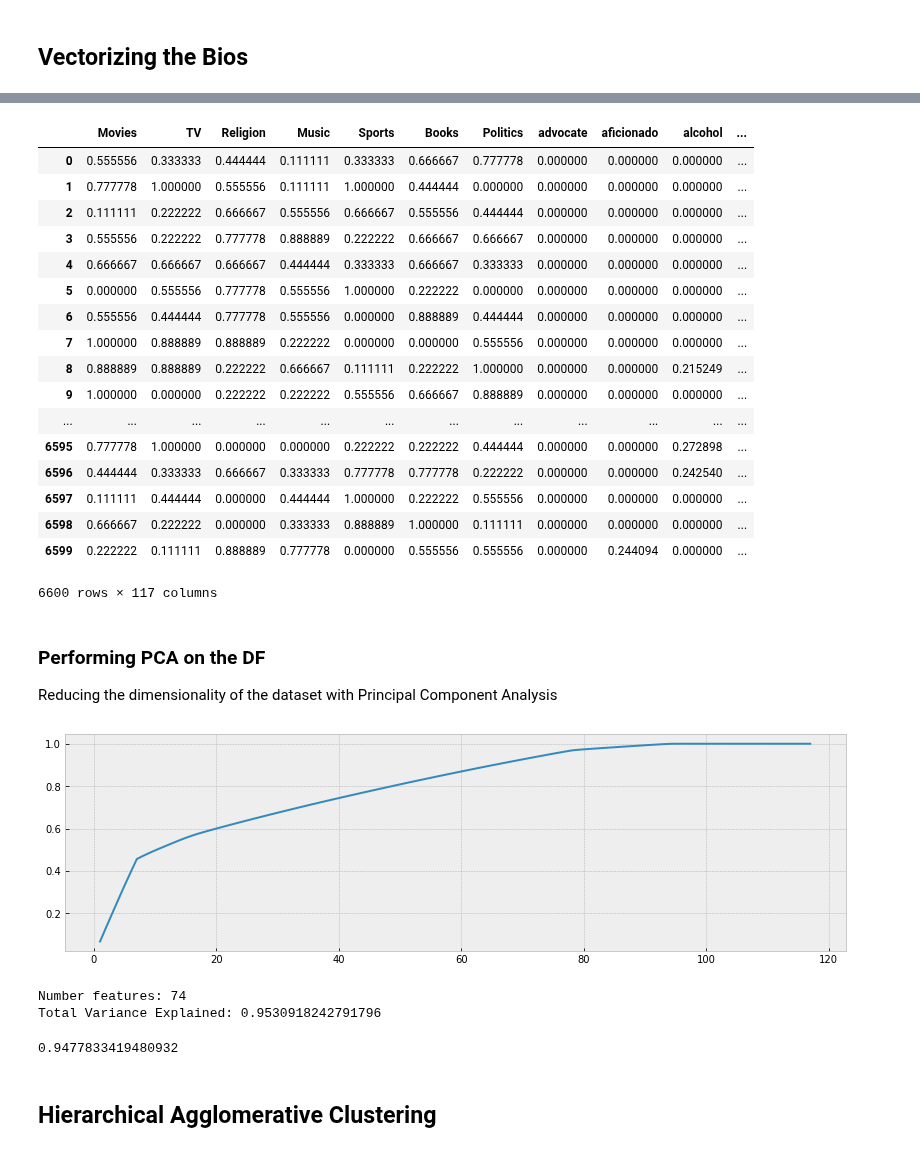
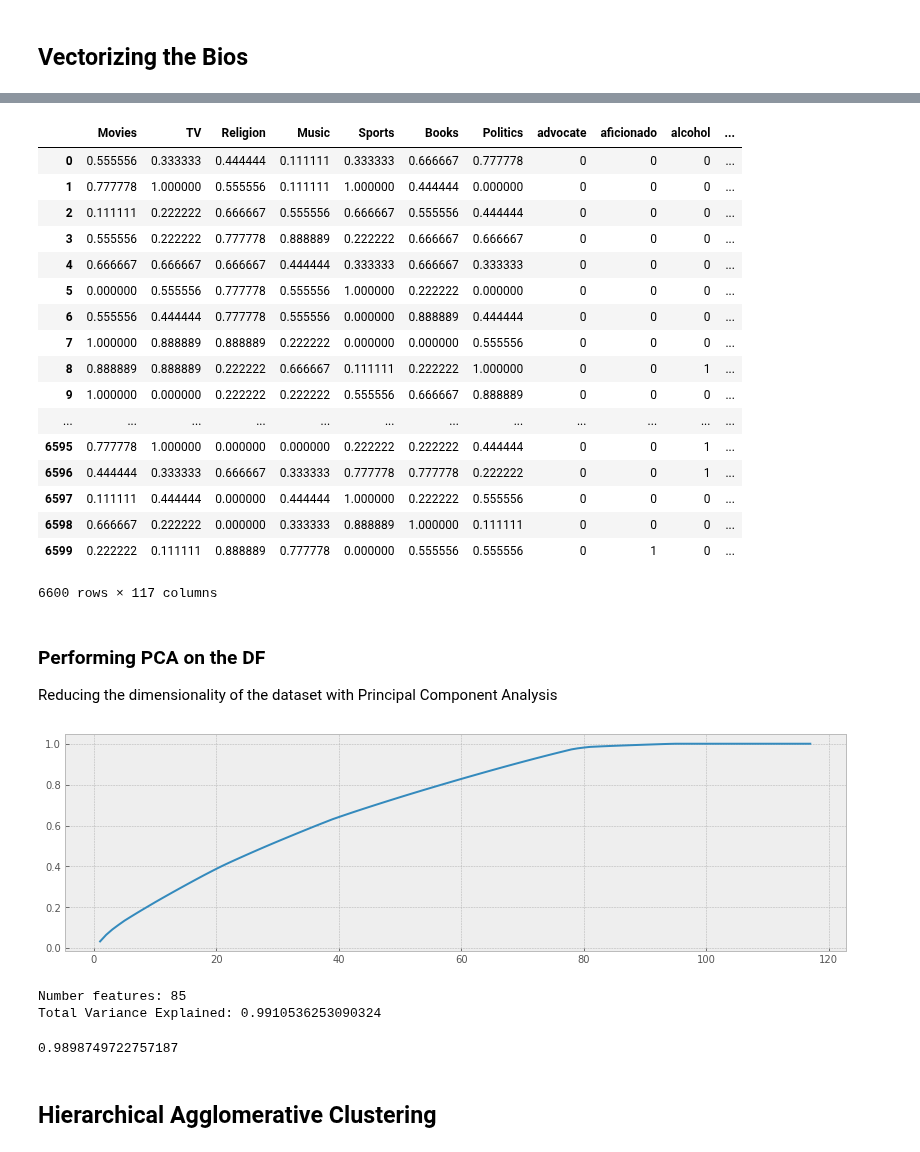
Before and after one commit to marcosan93/AI-Matchmaker, a Jupyter notebook: HAC-Clustering-Profiles-Alt.ipynb, the cells around one changed output, grey strips where cells are left out. Cells and saved outputs as stored; diff of their text form; code cells hidden in the pictures.

```diff
--- a/HAC-Clustering-Profiles-Alt.ipynb
+++ b/HAC-Clustering-Profiles-Alt.ipynb
@@ -72,7 +72,7 @@ df
 ## Vectorizing the Bios
 # %%
 # Instantiating the Vectorizer
-vectorizer = TfidfVectorizer()
+vectorizer = CountVectorizer()
 
 # Fitting the vectorizer to the Bios
 x = vectorizer.fit_transform(df['Bios'])
@@ -110,22 +110,22 @@ new_df.drop('Bios', axis=1, inplace=True)
 new_df
 # %% [output]
 |  | Movies | TV | Religion | Music | Sports | Books | Politics | advocate | aficionado | alcohol | ... |
-| 0 | 0.555556 | 0.333333 | 0.444444 | 0.111111 | 0.333333 | 0.666667 | 0.777778 | 0.000000 | 0.000000 | 0.000000 | ... |
-| 1 | 0.777778 | 1.000000 | 0.555556 | 0.111111 | 1.000000 | 0.444444 | 0.000000 | 0.000000 | 0.000000 | 0.000000 | ... |
-| 2 | 0.111111 | 0.222222 | 0.666667 | 0.555556 | 0.666667 | 0.555556 | 0.444444 | 0.000000 | 0.000000 | 0.000000 | ... |
-| 3 | 0.555556 | 0.222222 | 0.777778 | 0.888889 | 0.222222 | 0.666667 | 0.666667 | 0.000000 | 0.000000 | 0.000000 | ... |
-| 4 | 0.666667 | 0.666667 | 0.666667 | 0.444444 | 0.333333 | 0.666667 | 0.333333 | 0.000000 | 0.000000 | 0.000000 | ... |
-| 5 | 0.000000 | 0.555556 | 0.777778 | 0.555556 | 1.000000 | 0.222222 | 0.000000 | 0.000000 | 0.000000 | 0.000000 | ... |
-| 6 | 0.555556 | 0.444444 | 0.777778 | 0.555556 | 0.000000 | 0.888889 | 0.444444 | 0.000000 | 0.000000 | 0.000000 | ... |
-| 7 | 1.000000 | 0.888889 | 0.888889 | 0.222222 | 0.000000 | 0.000000 | 0.555556 | 0.000000 | 0.000000 | 0.000000 | ... |
-| 8 | 0.888889 | 0.888889 | 0.222222 | 0.666667 | 0.111111 | 0.222222 | 1.000000 | 0.000000 | 0.000000 | 0.215249 | ... |
-| 9 | 1.000000 | 0.000000 | 0.222222 | 0.222222 | 0.555556 | 0.666667 | 0.888889 | 0.000000 | 0.000000 | 0.000000 | ... |
+| 0 | 0.555556 | 0.333333 | 0.444444 | 0.111111 | 0.333333 | 0.666667 | 0.777778 | 0 | 0 | 0 | ... |
+| 1 | 0.777778 | 1.000000 | 0.555556 | 0.111111 | 1.000000 | 0.444444 | 0.000000 | 0 | 0 | 0 | ... |
+| 2 | 0.111111 | 0.222222 | 0.666667 | 0.555556 | 0.666667 | 0.555556 | 0.444444 | 0 | 0 | 0 | ... |
+| 3 | 0.555556 | 0.222222 | 0.777778 | 0.888889 | 0.222222 | 0.666667 | 0.666667 | 0 | 0 | 0 | ... |
+| 4 | 0.666667 | 0.666667 | 0.666667 | 0.444444 | 0.333333 | 0.666667 | 0.333333 | 0 | 0 | 0 | ... |
+| 5 | 0.000000 | 0.555556 | 0.777778 | 0.555556 | 1.000000 | 0.222222 | 0.000000 | 0 | 0 | 0 | ... |
+| 6 | 0.555556 | 0.444444 | 0.777778 | 0.555556 | 0.000000 | 0.888889 | 0.444444 | 0 | 0 | 0 | ... |
+| 7 | 1.000000 | 0.888889 | 0.888889 | 0.222222 | 0.000000 | 0.000000 | 0.555556 | 0 | 0 | 0 | ... |
+| 8 | 0.888889 | 0.888889 | 0.222222 | 0.666667 | 0.111111 | 0.222222 | 1.000000 | 0 | 0 | 1 | ... |
+| 9 | 1.000000 | 0.000000 | 0.222222 | 0.222222 | 0.555556 | 0.666667 | 0.888889 | 0 | 0 | 0 | ... |
 | ... | ... | ... | ... | ... | ... | ... | ... | ... | ... | ... | ... |
-| 6595 | 0.777778 | 1.000000 | 0.000000 | 0.000000 | 0.222222 | 0.222222 | 0.444444 | 0.000000 | 0.000000 | 0.272898 | ... |
-| 6596 | 0.444444 | 0.333333 | 0.666667 | 0.333333 | 0.777778 | 0.777778 | 0.222222 | 0.000000 | 0.000000 | 0.242540 | ... |
-| 6597 | 0.111111 | 0.444444 | 0.000000 | 0.444444 | 1.000000 | 0.222222 | 0.555556 | 0.000000 | 0.000000 | 0.000000 | ... |
-| 6598 | 0.666667 | 0.222222 | 0.000000 | 0.333333 | 0.888889 | 1.000000 | 0.111111 | 0.000000 | 0.000000 | 0.000000 | ... |
-| 6599 | 0.222222 | 0.111111 | 0.888889 | 0.777778 | 0.000000 | 0.555556 | 0.555556 | 0.000000 | 0.244094 | 0.000000 | ... |
+| 6595 | 0.777778 | 1.000000 | 0.000000 | 0.000000 | 0.222222 | 0.222222 | 0.444444 | 0 | 0 | 1 | ... |
+| 6596 | 0.444444 | 0.333333 | 0.666667 | 0.333333 | 0.777778 | 0.777778 | 0.222222 | 0 | 0 | 1 | ... |
+| 6597 | 0.111111 | 0.444444 | 0.000000 | 0.444444 | 1.000000 | 0.222222 | 0.555556 | 0 | 0 | 0 | ... |
+| 6598 | 0.666667 | 0.222222 | 0.000000 | 0.333333 | 0.888889 | 1.000000 | 0.111111 | 0 | 0 | 0 | ... |
+| 6599 | 0.222222 | 0.111111 | 0.888889 | 0.777778 | 0.000000 | 0.555556 | 0.555556 | 0 | 1 | 0 | ... |
 6600 rows × 117 columns
 # %% [markdown]
 ### Performing PCA on the DF
@@ -133,31 +133,31 @@ Reducing the dimensionality of the dataset with Principal Component Analysis
 # %%
 from sklearn.decomposition import PCA
 
 # Instantiating PCA
 pca = PCA()
 
 # Fitting and Transforming the DF
 df_pca = pca.fit_transform(new_df)
 
 # Plotting to determine how many features should the dataset be reduced to
 plt.style.use("bmh")
 plt.figure(figsize=(14,4))
 plt.plot(range(1,new_df.shape[1]+1), pca.explained_variance_ratio_.cumsum())
 plt.show()
 
-# Finding the exact number of features that explain at least 95% of the variance in the dataset
+# Finding the exact number of features that explain at least 99% of the variance in the dataset
 total_explained_variance = pca.explained_variance_ratio_.cumsum()
-n_over_95 = len(total_explained_variance[total_explained_variance>=.95])
-n_to_reach_95 = new_df.shape[1] - n_over_95
+n_over_99 = len(total_explained_variance[total_explained_variance>=.99])
+n_to_reach_99 = new_df.shape[1] - n_over_99
 
-print(f"Number features: {n_to_reach_95}\nTotal Variance Explained: {total_explained_variance[n_to_reach_95]}")
+print(f"Number features: {n_to_reach_99}\nTotal Variance Explained: {total_explained_variance[n_to_reach_99]}")
 # %% [output]
-[figure, old version]
+[figure, new version]
-Number features: 74
-Total Variance Explained: 0.9530918242791796
+Number features: 85
+Total Variance Explained: 0.9910536253090324
 # %%
 # Reducing the dataset to the number of features determined before
-pca = PCA(n_components=n_to_reach_95)
+pca = PCA(n_components=n_to_reach_99)
 
 # Fitting and transforming the dataset to the stated number of features
 df_pca = pca.fit_transform(new_df)
@@ -165,7 +165,7 @@ df_pca = pca.fit_transform(new_df)
 # Seeing the variance ratio that still remains after the dataset has been reduced
 pca.explained_variance_ratio_.cumsum()[-1]
 # %% [output]
-0.9477833419480932
+0.9898749722757187
 # %% [markdown]
 ## Hierarchical Agglomerative Clustering
 # %% [markdown]
```
Also changed, not shown: parts of 6 cells of this notebook, 1 other file.
